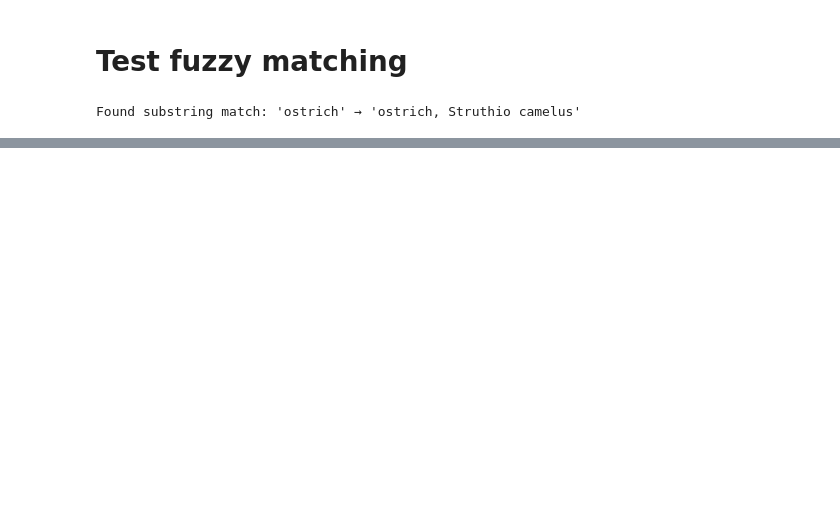
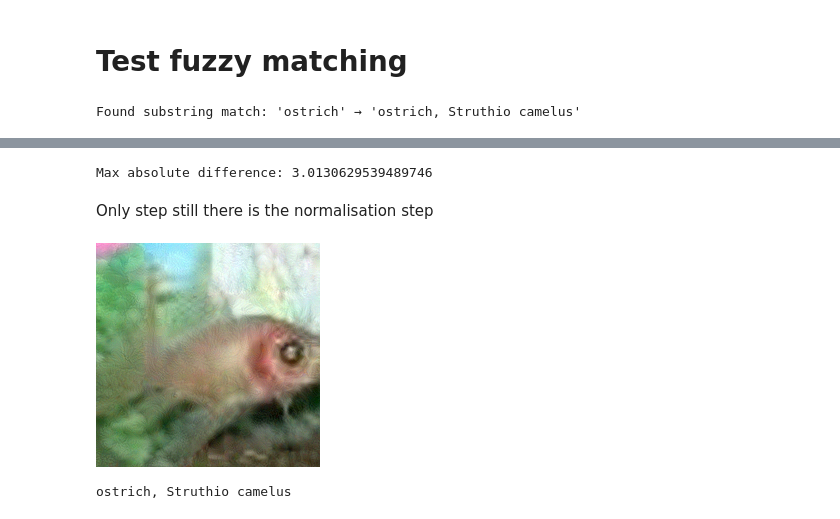
Before and after one commit to MClarke1991/adversarial_noise, a Jupyter notebook: general_implementation.ipynb, the cells around one changed output, grey strips where cells are left out. Saved outputs shown, nothing was run; the diff lists cells and outputs as text; code cells hidden in the pictures; blank space fills up the shorter version.

Commit message:
add: test of conversion to image and back and possible increase in robustness

```diff
--- a/general_implementation.ipynb
+++ b/general_implementation.ipynb
@@ -349,0 +244,21 @@ Found substring match: 'ostrich' → 'ostrich, Struthio camelus'
+# %%
+dataset = load_dataset("zh-plus/tiny-imagenet", trust_remote_code=False)
+image_processor = AutoImageProcessor.from_pretrained("microsoft/resnet-34")
+model = ResNetForImageClassification.from_pretrained("microsoft/resnet-34")
+image = dataset["train"]["image"][0]
+inputs = image_processor(image, return_tensors="pt")
+# %%
+pretrained_model = model.to(device)
+exmp_batch = inputs["pixel_values"].to(device)
+
+label_names = list(model.config.id2label.values())
+
+adv_imgs, noise_grad = iterative_fast_gradient_sign_target(
+    model=pretrained_model,
+    image=exmp_batch,
+    target_label="ostrich",
+    label_names=label_names,
+    # epsilon=0.02,
+    alpha=0.02,
+    num_iter=10,
+)
@@ -349,0 +267,6 @@ Found substring match: 'ostrich' → 'ostrich, Struthio camelus'
+# %%
+re_inputs = image_processor(tensor_to_image(adv_imgs), return_tensors="pt").to(device)
+with torch.no_grad():
+    logits = model(**re_inputs).logits
+predicted_label = logits.argmax(-1).item()
+print(model.config.id2label[predicted_label])
@@ -349,0 +350,7 @@ Found substring match: 'ostrich' → 'ostrich, Struthio camelus'
+# %%
+# Test with your adversarial image
+diff = test_conversion(adv_imgs.to("cpu"))
+# %% [output]
+Max absolute difference: 3.0130629539489746
+# %% [markdown]
+Only step still there is the normalisation step
@@ -349,0 +449,14 @@ Found substring match: 'ostrich' → 'ostrich, Struthio camelus'
+# %%
+pretrained_model = model.to(device)
+exmp_batch = inputs["pixel_values"].to(device)
+
+label_names = list(model.config.id2label.values())
+
+adv_imgs, noise_grad = iterative_fast_gradient_sign_target(
+    model=pretrained_model,
+    image=exmp_batch,
+    target_label="ostrich, Struthio camelus",
+    label_names=label_names,
+    alpha=0.002,
+    num_iter=100,
+)
@@ -349,0 +471,12 @@ Found substring match: 'ostrich' → 'ostrich, Struthio camelus'
+# %%
+tensor_to_image(adv_imgs)
+# %% [output]
+[figure, added]
+# %%
+re_inputs = image_processor(tensor_to_image(adv_imgs), return_tensors="pt").to(device)
+with torch.no_grad():
+    logits = model(**re_inputs).logits
+predicted_label = logits.argmax(-1).item()
+print(model.config.id2label[predicted_label])
+# %% [output]
+ostrich, Struthio camelus
```
Also changed, not shown: parts of 13 cells of this notebook, 6 other files.
